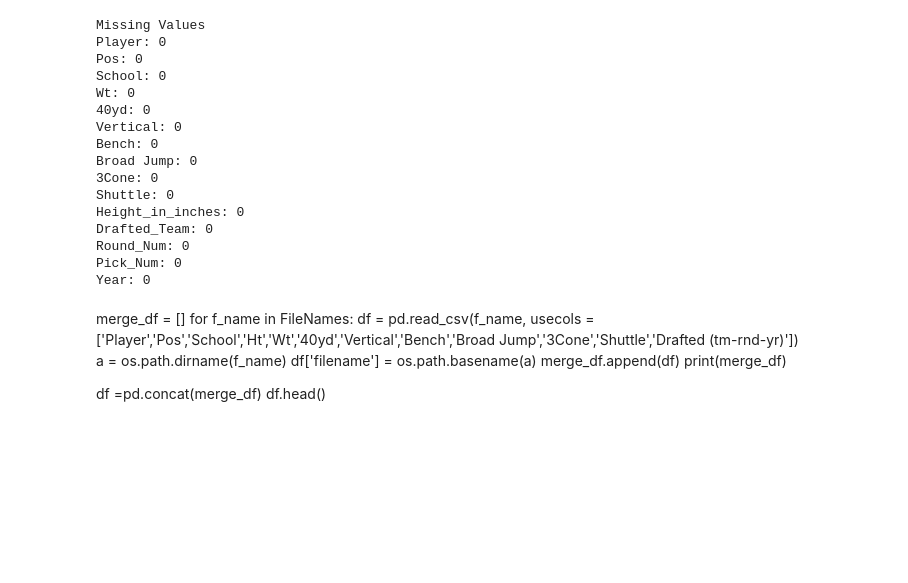
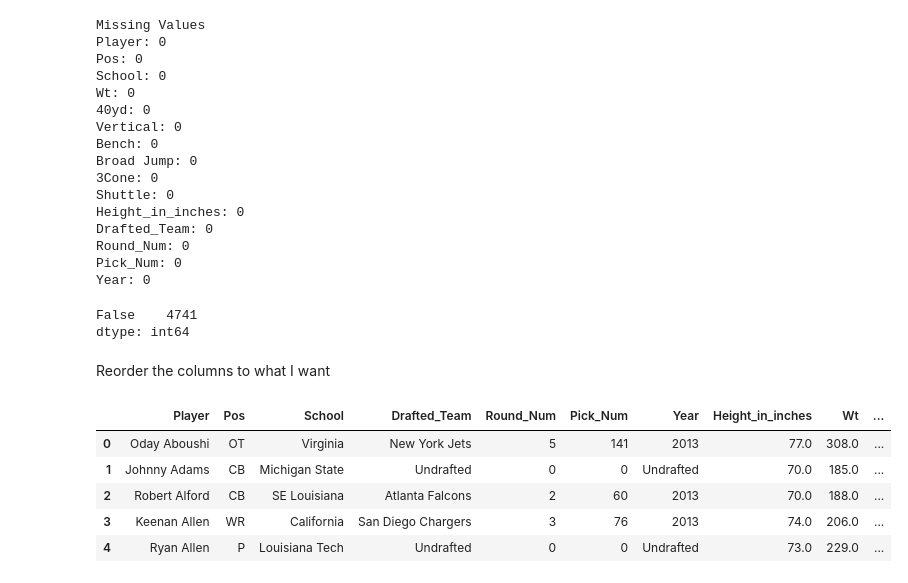
Before and after one commit to Domgraz/NFL_Combine_Draft_EDA, a Jupyter notebook: NFL_Draft.ipynb, the cells around one changed output. Saved outputs shown, nothing was run; the diff lists cells and outputs as text; code cells hidden in the pictures; blank space fills up the shorter version.

```diff
--- a/NFL_Draft.ipynb
+++ b/NFL_Draft.ipynb
@@ -157,14 +173,20 @@ Drafted_Team: 0
 Round_Num: 0
 Pick_Num: 0
 Year: 0
-# %% [markdown]
-merge_df = []
-for f_name in FileNames:
-    df = pd.read_csv(f_name, usecols = ['Player','Pos','School','Ht','Wt','40yd','Vertical','Bench','Broad Jump','3Cone','Shuttle','Drafted (tm-rnd-yr)'])
-    a = os.path.dirname(f_name)
-    df['filename'] = os.path.basename(a)
-merge_df.append(df)
-print(merge_df)
-
-df  =pd.concat(merge_df)
-df.head()
+# %%
+combine_df.duplicated().value_counts()
+# %% [output]
+False    4741
+dtype: int64
+# %% [markdown]
+Reorder the columns to what I want
+# %%
+combine_df = combine_df[['Player','Pos','School','Drafted_Team','Round_Num','Pick_Num','Year','Height_in_inches','Wt','40yd','Vertical','Bench','Broad Jump','3Cone','Shuttle']]
+combine_df.head()
+# %% [output]
+|  | Player | Pos | School | Drafted_Team | Round_Num | Pick_Num | Year | Height_in_inches | Wt | ... |
+| 0 | Oday Aboushi | OT | Virginia | New York Jets | 5 | 141 | 2013 | 77.0 | 308.0 | ... |
+| 1 | Johnny Adams | CB | Michigan State | Undrafted | 0 | 0 | Undrafted | 70.0 | 185.0 | ... |
+| 2 | Robert Alford | CB | SE Louisiana | Atlanta Falcons | 2 | 60 | 2013 | 70.0 | 188.0 | ... |
+| 3 | Keenan Allen | WR | California | San Diego Chargers | 3 | 76 | 2013 | 74.0 | 206.0 | ... |
+| 4 | Ryan Allen | P | Louisiana Tech | Undrafted | 0 | 0 | Undrafted | 73.0 | 229.0 | ... |
```
Also changed, not shown: parts of 12 cells of this notebook.
